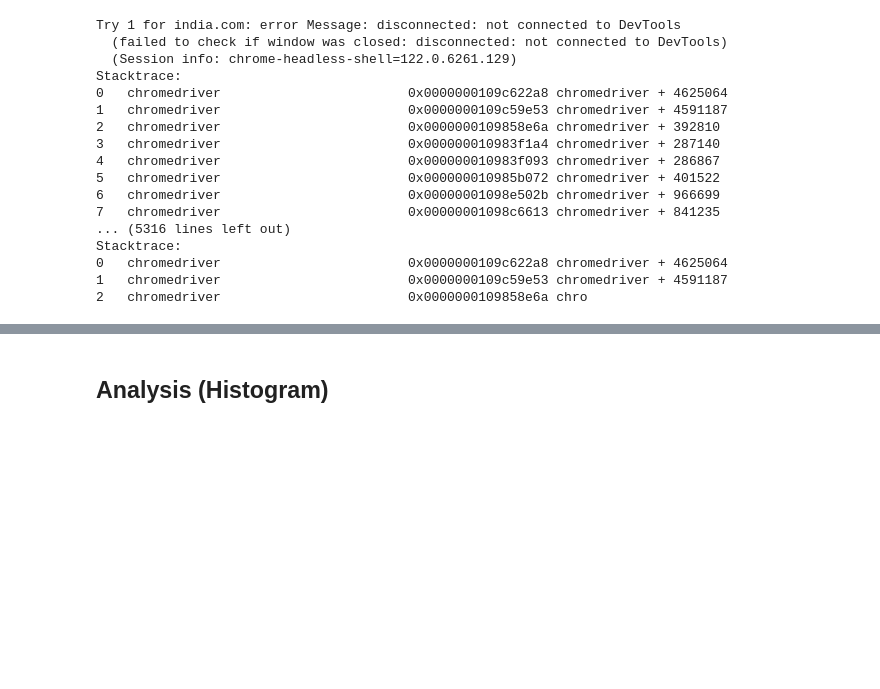
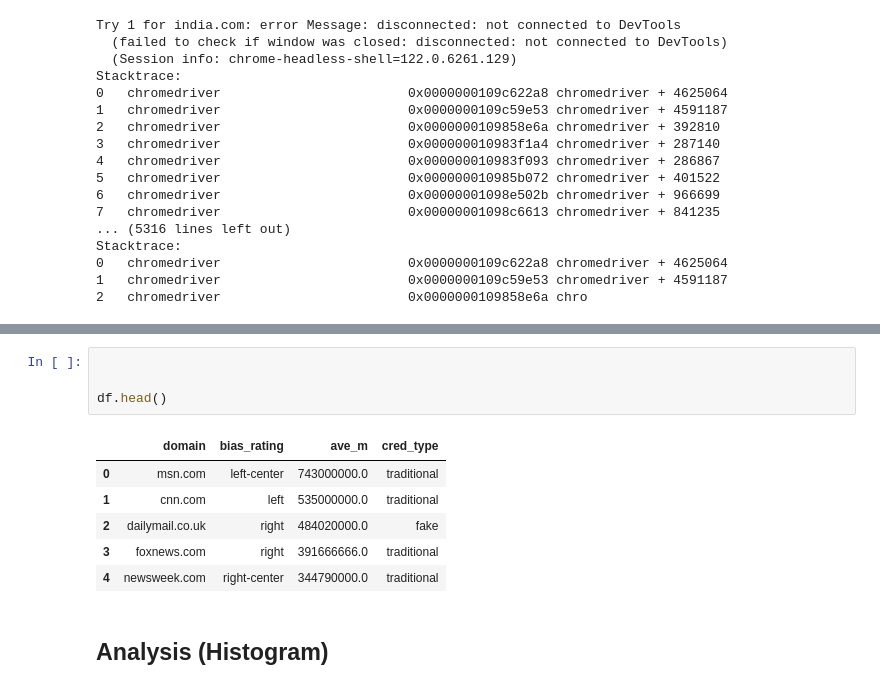
Before and after one commit to YorkLin0901/AD_Detector, a Jupyter notebook: ad_detector.ipynb, the cells around one changed output, grey strips where cells are left out. Saved outputs shown, nothing was run; the diff lists cells and outputs as text; blank space fills up the shorter version.

```diff
--- a/ad_detector.ipynb
+++ b/ad_detector.ipynb
@@ -210,3 +299,14 @@ Stacktrace:
+# %%
+
+
+df.head()
+# %% [output]
+|  | domain | bias_rating | ave_m | cred_type |
+| 0 | msn.com | left-center | 743000000.0 | traditional |
+| 1 | cnn.com | left | 535000000.0 | traditional |
+| 2 | dailymail.co.uk | right | 484020000.0 | fake |
+| 3 | foxnews.com | right | 391666666.0 | traditional |
+| 4 | newsweek.com | right-center | 344790000.0 | traditional |
 # %% [markdown]
 ## Analysis (Histogram)
 # %%
```
Also changed, not shown: parts of 6 cells of this notebook.
